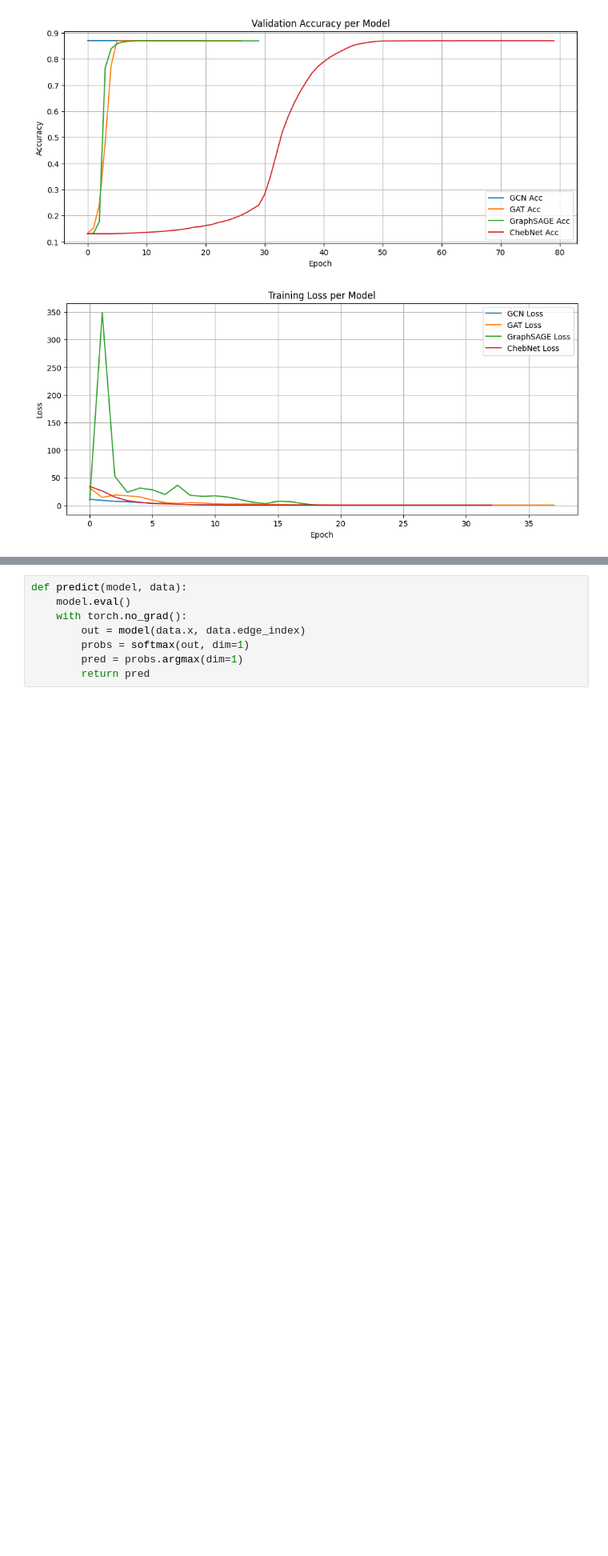
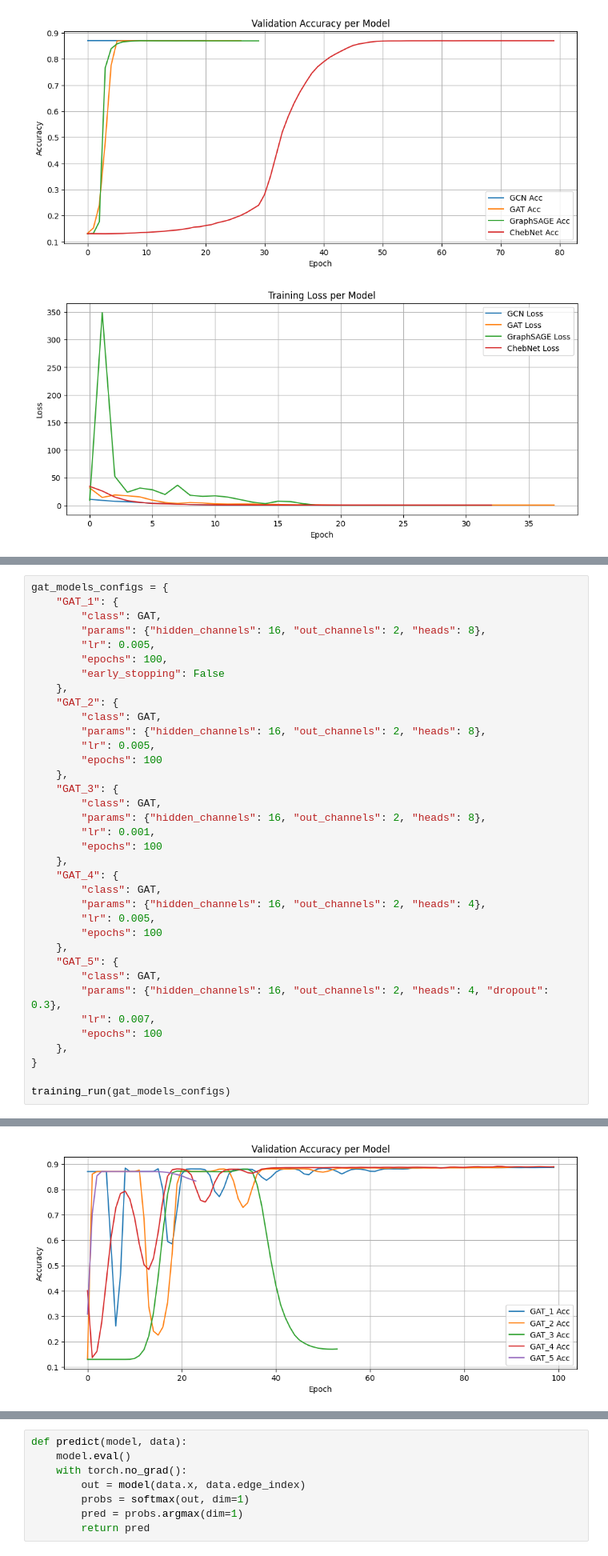
Before and after one commit to wanweileee/traffic-accidents, a Jupyter notebook: US/models/hotspots prediction with TAP all cities.ipynb, the cells around one changed output, grey strips where cells are left out. Shown at 80% size. Saved outputs shown, nothing was run; the diff lists cells and outputs as text; blank space fills up the shorter version.

Commit message:
Test all models

```diff
--- a/US/models/hotspots prediction with TAP all cities.ipynb
+++ b/US/models/hotspots prediction with TAP all cities.ipynb
@@ -444,3 +477,40 @@ Early stopping at epoch 21
 GCN_5 Best Val Acc: 0.8699 | Test Acc: 0.8610
 [figure]
 [figure]
+# %%
+gat_models_configs = {
+    "GAT_1": {
+        "class": GAT,
+        "params": {"hidden_channels": 16, "out_channels": 2, "heads": 8},
+        "lr": 0.005,
+        "epochs": 100,
+        "early_stopping": False
+    },
+    "GAT_2": {
+        "class": GAT,
+        "params": {"hidden_channels": 16, "out_channels": 2, "heads": 8},
+        "lr": 0.005,
+        "epochs": 100
+    },
+    "GAT_3": {
+        "class": GAT,
+        "params": {"hidden_channels": 16, "out_channels": 2, "heads": 8},
+        "lr": 0.001,
+        "epochs": 100
+    },
+    "GAT_4": {
+        "class": GAT,
+        "params": {"hidden_channels": 16, "out_channels": 2, "heads": 4},
+        "lr": 0.005,
+        "epochs": 100
+    },
+    "GAT_5": {
+        "class": GAT,
+        "params": {"hidden_channels": 16, "out_channels": 2, "heads": 4, "dropout": 0.3},
+        "lr": 0.007,
+        "epochs": 100
+    },
+}
+
+training_run(gat_models_configs)
+# %% [output]
@@ -446,0 +533 @@ GCN_5 Best Val Acc: 0.8699 | Test Acc: 0.8610
+[figure, added]
```
Also changed, not shown: parts of 6 cells of this notebook.
